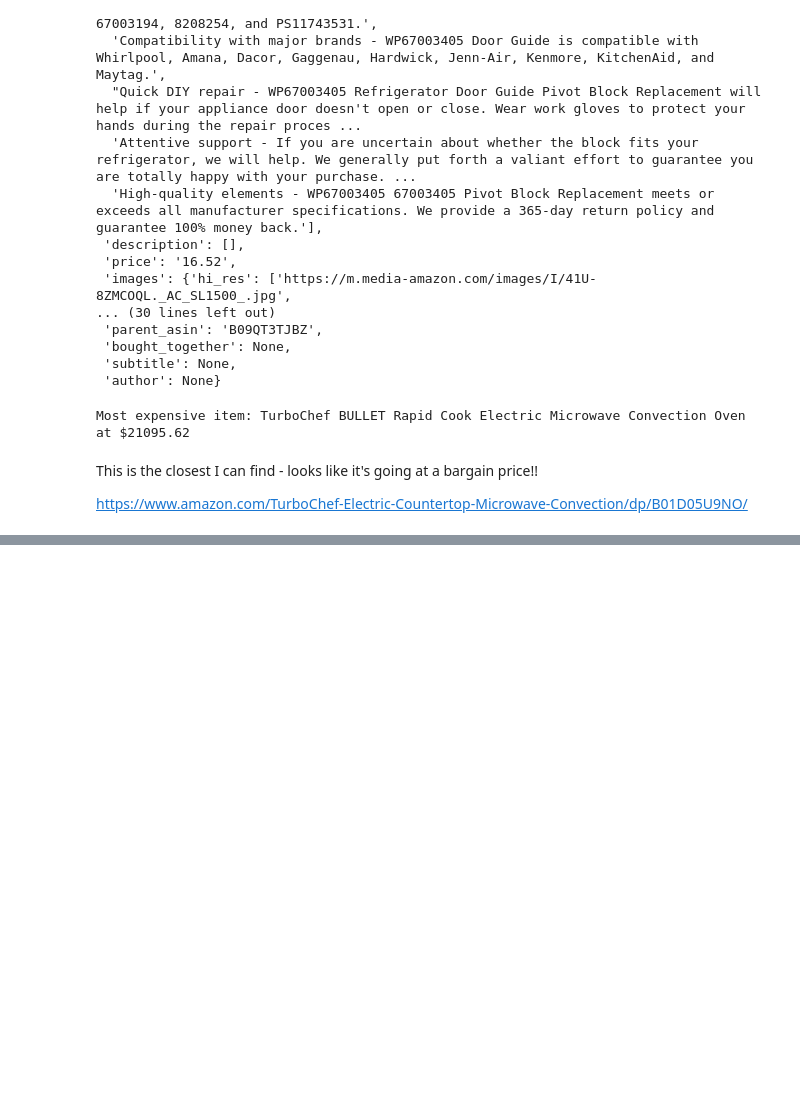
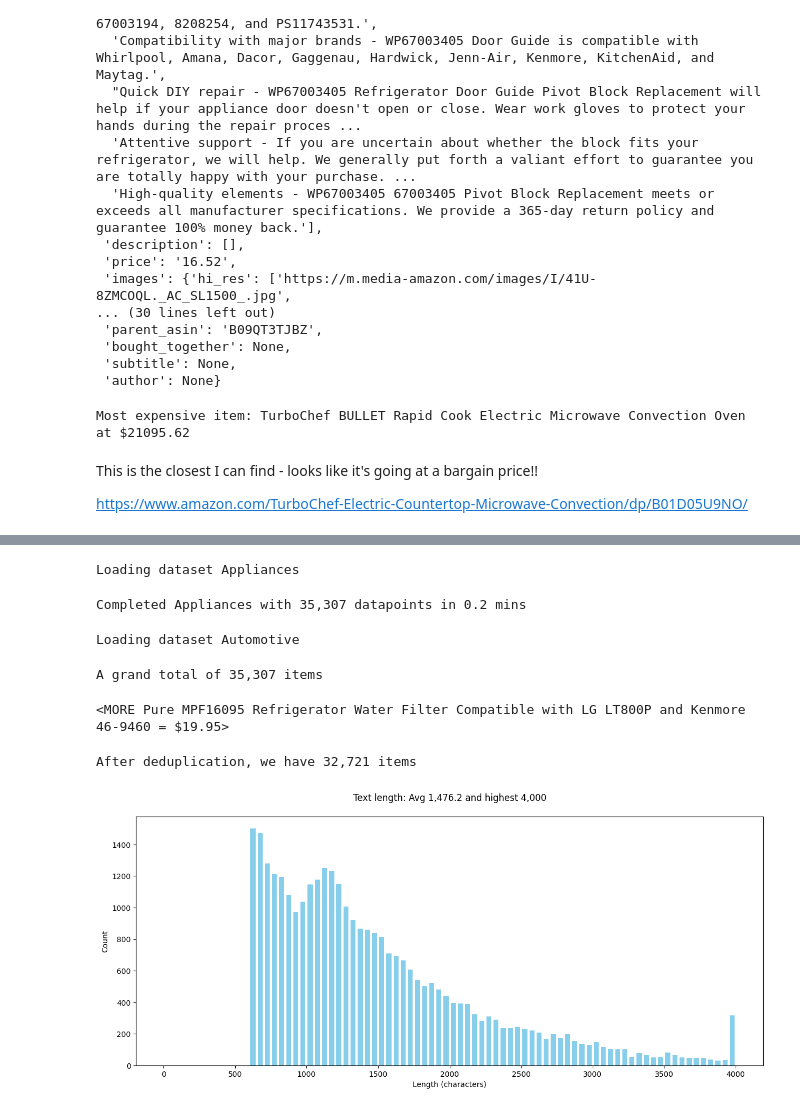
Before and after one commit to RavishankarDuMCA10/AI-Engineer-Agentic-Track, a Jupyter notebook: Section6_TraditionalML_To_DL_Fine_Tuning/day1.ipynb, the cells around one changed output, grey strips where cells are left out. Cells and saved outputs as stored; diff of their text form; code cells hidden in the pictures; blank space fills up the shorter version.

```diff
--- a/Section6_TraditionalML_To_DL_Fine_Tuning/day1.ipynb
+++ b/Section6_TraditionalML_To_DL_Fine_Tuning/day1.ipynb
@@ -114,0 +170,57 @@ https://www.amazon.com/TurboChef-Electric-Countertop-Microwave-Convection/dp/B01
+# %%
+from pricer.loaders import ItemLoader
+loader = ItemLoader("Appliances")
+items = loader.load()
+# %% [output]
+Loading dataset Appliances
+Completed Appliances with 35,307 datapoints in 0.2 mins
+# %%
+dataset_names = [
+    "Automotive",
+    "Electronics",
+    "Office_Products",
+    "Tools_and_Home_Improvement",
+    "Cell_Phones_and_Accessories",
+    "Toys_and_Games",
+    "Appliances",
+    "Musical_Instruments",
+]
+# %%
+items = []
+for dataset_name in dataset_names:
+    loader = ItemLoader(dataset_name)
+    items.extend(loader.load())
+# %% [output]
+Loading dataset Automotive
+# %%
+print(f"A grand total of {len(items):,} items")
+# %% [output]
+A grand total of 35,307 items
+# %%
+items[1000]
+# %% [output]
+<MORE Pure MPF16095 Refrigerator Water Filter Compatible with LG LT800P and Kenmore 46-9460 = $19.95>
+# %%
+random.seed(42)
+random.shuffle(items)
+
+seen = set()
+items = [x for x in tqdm(items) if not (x.title in seen or seen.add(x.title))]
+
+seen = set()
+items = [x for x in tqdm(items) if not (x.full in seen or seen.add(x.full))]
+
+del seen
+print(f"After deduplication, we have {len(items):,} items")
+# %% [output]
+After deduplication, we have 32,721 items
+# %%
+lengths = [len(item.full) for item in items]
+plt.figure(figsize=(15, 6))
+plt.title(f"Text length: Avg {sum(lengths)/len(lengths):,.1f} and highest {max(lengths):,}\n")
+plt.xlabel('Length (characters)')
+plt.ylabel('Count')
+plt.hist(lengths, rwidth=0.7, color="skyblue", bins=range(0, 4050, 50))
+plt.show()
+# %% [output]
+[figure, added]
```
Also changed, not shown: parts of 21 cells of this notebook.
